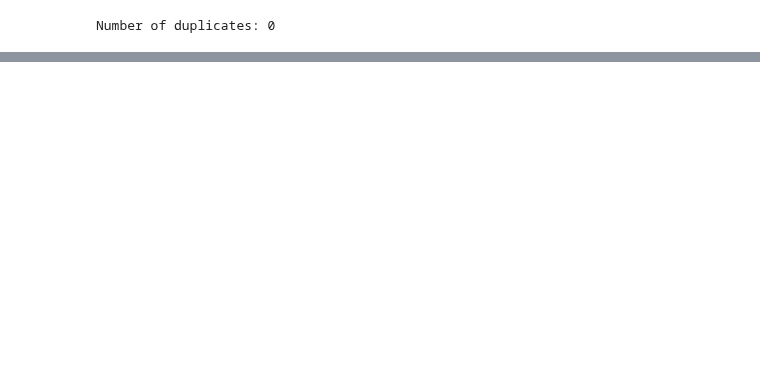
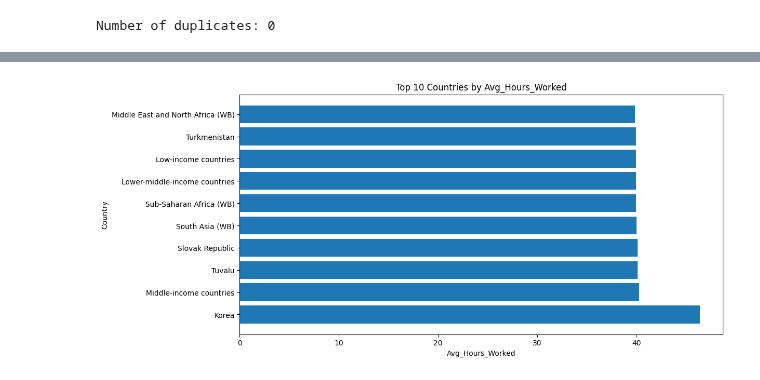
Before and after one commit to raishamaharrani/Project-3--Women-Wellbeing, a Jupyter notebook: professional_score.ipynb, the cells around one changed output, grey strips where cells are left out. Drawn from its saved outputs; the diff is of its cells as text; code cells hidden in the pictures; blank space fills up the shorter version.

Commit message:
null values, preprocessing, etc

```diff
--- a/professional_score.ipynb
+++ b/professional_score.ipynb
@@ -97,3 +78,0 @@ dtype: int64
-# %%
-percapita_labor.dropna(inplace=True)
-print(percapita_labor.isnull().sum())
@@ -209,0 +175,8 @@ Outliers in column Female share of employment in services (%): 239
+# %%
+# Define numerical and catrgorical columns
+numerical_cols = ['Year', 'Avg_Hours_Worked', 'Emp_Pop_Ratio', 'Gender_Wage_Gap',
+                  'Labor_Force', 'GDP per capita, PPP (constant 2017 international $)',
+                  'School_Years_Mean', 'Paid_Leave', 'Argiculture', 'Industry',
+                  'Services']
+
+categorical_cols = ['Entity', 'Code']
@@ -209,0 +198,15 @@ Outliers in column Female share of employment in services (%): 239
+# %%
+# Impute null values in numerical columns using KNNImputer
+from sklearn.impute import KNNImputer
+imputer_num = KNNImputer(n_neighbors=5)
+
+# Check for null values before imputation
+print("Null values before imputation:")
+print(merged_df[numerical_cols].isnull().sum())
+
+imputed_num_data = imputer_num.fit_transform(merged_df[numerical_cols])
+
+# Check imputed data for null values
+imputed_num_df = pd.DataFrame(imputed_num_data, columns=numerical_cols)
+print("Null values after imputation:")
+print(imputed_num_df.isnull().sum())
@@ -209,0 +231,17 @@ Outliers in column Female share of employment in services (%): 239
+# %%
+# Assign imputed values back to the original DataFrame (optional)
+merged_df[numerical_cols] = imputed_num_df
+# %%
+# Get the top 10 countries by Average Hours Worked
+top_countries = merged_df.groupby('Entity')['Avg_Hours_Worked'].mean().reset_index()
+top_countries = top_countries.nlargest(10, 'Avg_Hours_Worked')
+
+# Plot the data
+plt.figure(figsize=(12, 6))
+plt.barh(top_countries['Entity'], top_countries['Avg_Hours_Worked'])
+plt.title("Top 10 Countries by Avg_Hours_Worked")
+plt.xlabel("Avg_Hours_Worked")
+plt.ylabel("Country")
+plt.show()
+# %% [output]
+[figure, added]
```
Also changed, not shown: parts of 27 cells of this notebook, 1 other file.
